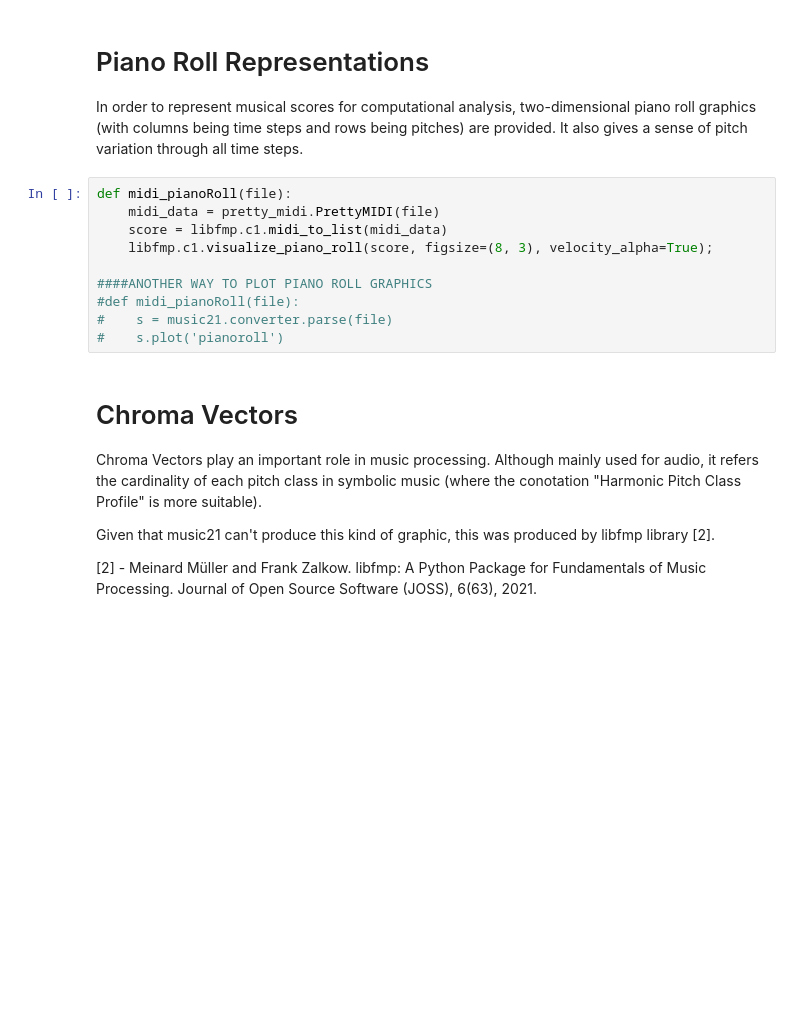
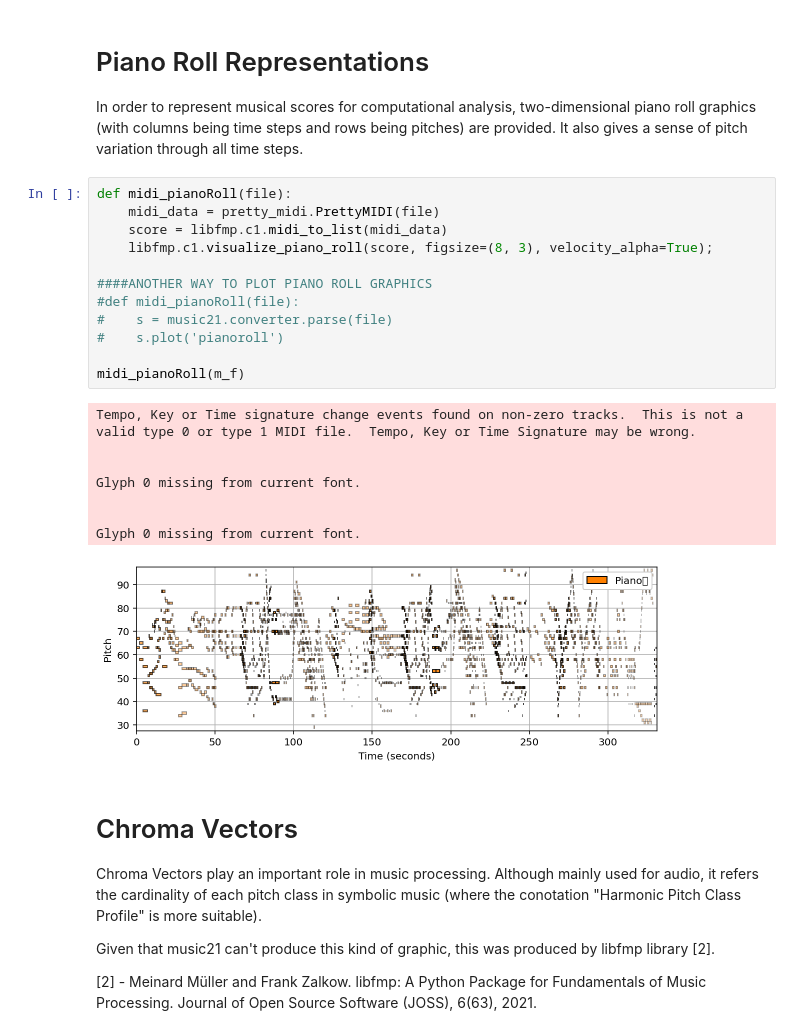
Before and after one commit to ZMacedo/HCDF-Symbolic_Music, a Jupyter notebook: HCDF_ZMacedo_WithoutReduction_ONLY1FILE.ipynb, the cells around one changed output. Saved outputs shown, nothing was run; the diff lists cells and outputs as text; blank space fills up the shorter version.

```diff
--- a/HCDF_ZMacedo_WithoutReduction_ONLY1FILE.ipynb
+++ b/HCDF_ZMacedo_WithoutReduction_ONLY1FILE.ipynb
@@ -392,13 +393,24 @@ In order to represent musical scores for computational analysis, two-dimensional
 # %%
 def midi_pianoRoll(file):
     midi_data = pretty_midi.PrettyMIDI(file)
     score = libfmp.c1.midi_to_list(midi_data)
     libfmp.c1.visualize_piano_roll(score, figsize=(8, 3), velocity_alpha=True);
 
 ####ANOTHER WAY TO PLOT PIANO ROLL GRAPHICS
 #def midi_pianoRoll(file):
 #    s = music21.converter.parse(file)
 #    s.plot('pianoroll')
+
+midi_pianoRoll(m_f)
+# %% [output]
+Tempo, Key or Time signature change events found on non-zero tracks.  This is not a valid type 0 or type 1 MIDI file.  Tempo, Key or Time Signature may be wrong.
+
+
+Glyph 0 missing from current font.
+
+
+Glyph 0 missing from current font.
+[figure, added]
 # %% [markdown]
 # Chroma Vectors
 
```
Also changed, not shown: parts of 4 cells of this notebook, 5 other files.
